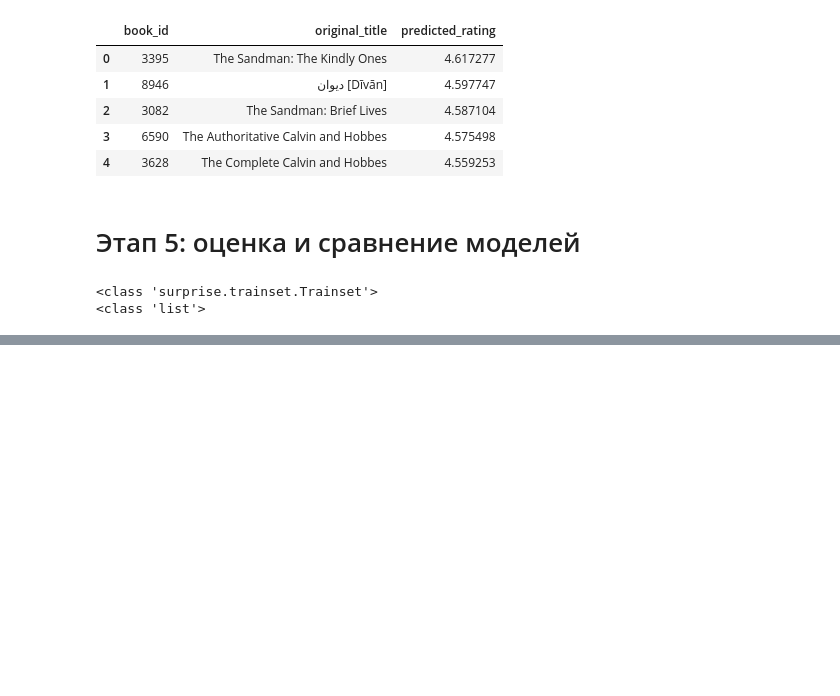
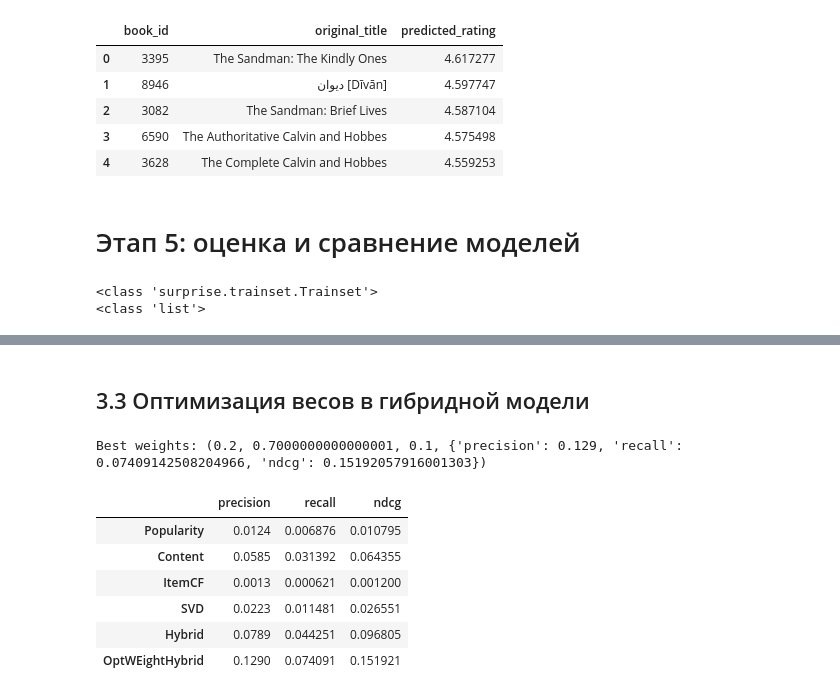
Before and after one commit to TSYYH/mephi, a Jupyter notebook: rec_sys/sess/Сырников_sess.ipynb, the cells around one changed output, grey strips where cells are left out. Cells and saved outputs as stored; diff of their text form; code cells hidden in the pictures; blank space fills up the shorter version.

```diff
--- a/rec_sys/sess/Сырников_sess.ipynb
+++ b/rec_sys/sess/Сырников_sess.ipynb
@@ -767,0 +1248,2 @@ results_df
+# %% [markdown]
+## 3.3 Оптимизация весов в гибридной модели
@@ -767,0 +1272,22 @@ results_df
+# %%
+grid = [
+    (w1, w2, w3)
+    for w1 in np.linspace(0,1,11)
+    for w2 in np.linspace(0,1,11)
+    for w3 in np.linspace(0,1,11)
+]
+best_config = optimize_weights(grid, evaluate_model, test_users)
+print("Best weights:", best_config)
+# %% [output]
+Best weights: (0.2, 0.7000000000000001, 0.1, {'precision': 0.129, 'recall': 0.07409142508204966, 'ndcg': 0.15192057916001303})
+# %%
+results['OptWEightHybrid'] = best_config[3]
+pd.DataFrame(results).T
+# %% [output]
+|  | precision | recall | ndcg |
+| Popularity | 0.0124 | 0.006876 | 0.010795 |
+| Content | 0.0585 | 0.031392 | 0.064355 |
+| ItemCF | 0.0013 | 0.000621 | 0.001200 |
+| SVD | 0.0223 | 0.011481 | 0.026551 |
+| Hybrid | 0.0789 | 0.044251 | 0.096805 |
+| OptWEightHybrid | 0.1290 | 0.074091 | 0.151921 |
```
Also changed, not shown: parts of 32 cells of this notebook.
